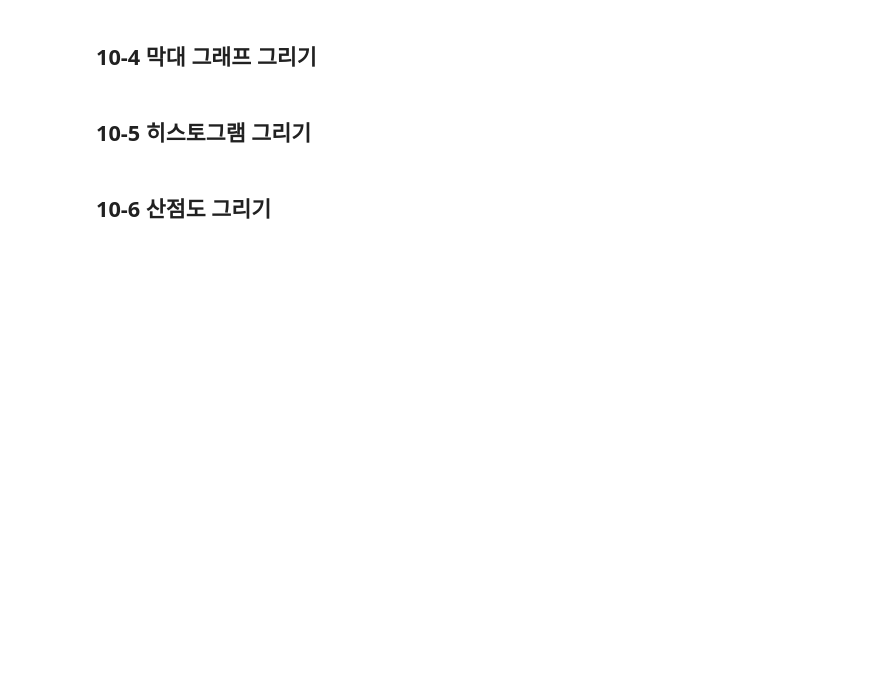
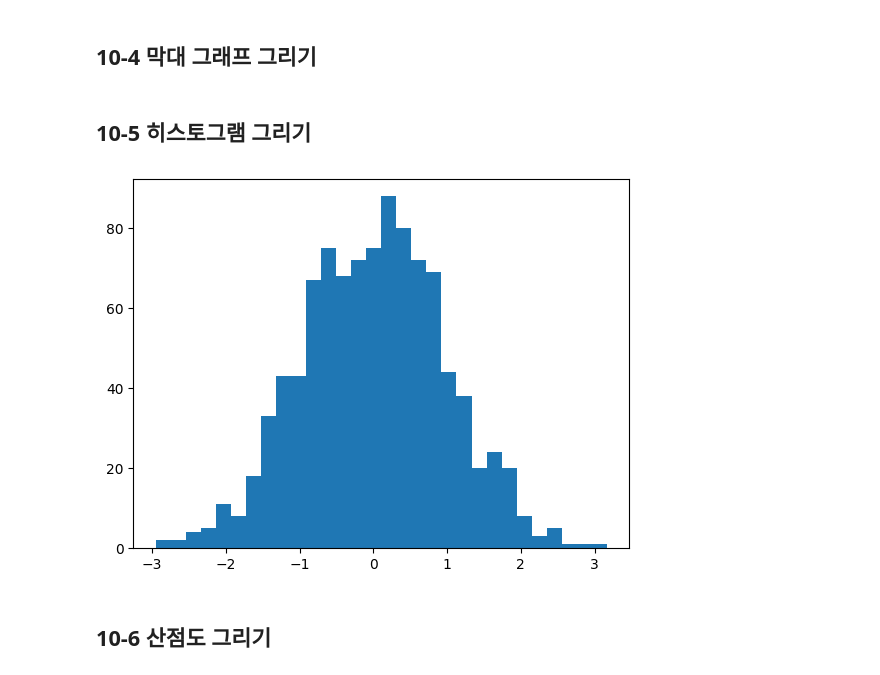
Before and after one commit to Haeunoo/Data-Analysis-with-Open-Source, a Jupyter notebook: 오픈소스_데이터_분석_10강_실습.ipynb, the cells around one changed output. Cells and saved outputs as stored; diff of their text form; code cells hidden in the pictures; blank space fills up the shorter version.

```diff
--- a/오픈소스_데이터_분석_10강_실습.ipynb
+++ b/오픈소스_데이터_분석_10강_실습.ipynb
@@ -113,13 +113,16 @@ plt.show()
 # %%
 import matplotlib.pyplot as plt
 import numpy as np
 
 ## 데이터 생성 (정규 분포를 따르는 1000개의 난수)
 data = np.random.randn(1000)
 
 ## 히스토그램 그리기
+plt.hist(data, bins=30) #bins 해상도
 
 plt.show()
+# %% [output]
+[figure, added]
 # %% [markdown]
 ## 10-6 산점도 그리기
 # %%
```
Also changed, not shown: parts of 13 cells of this notebook.
